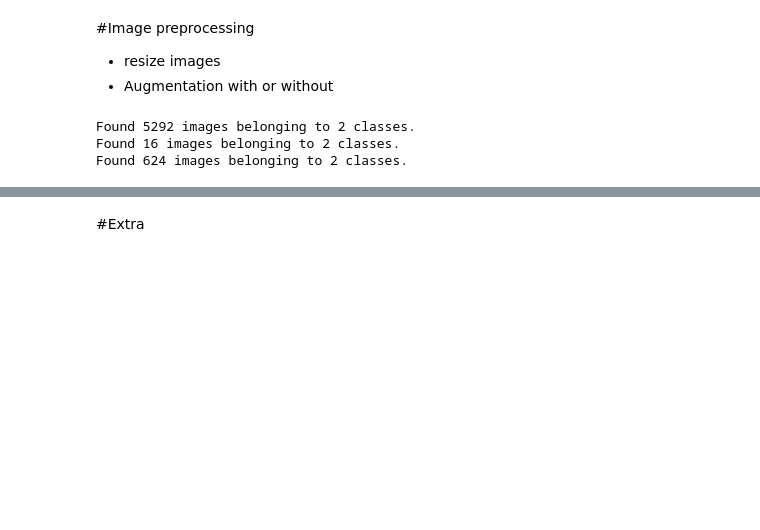
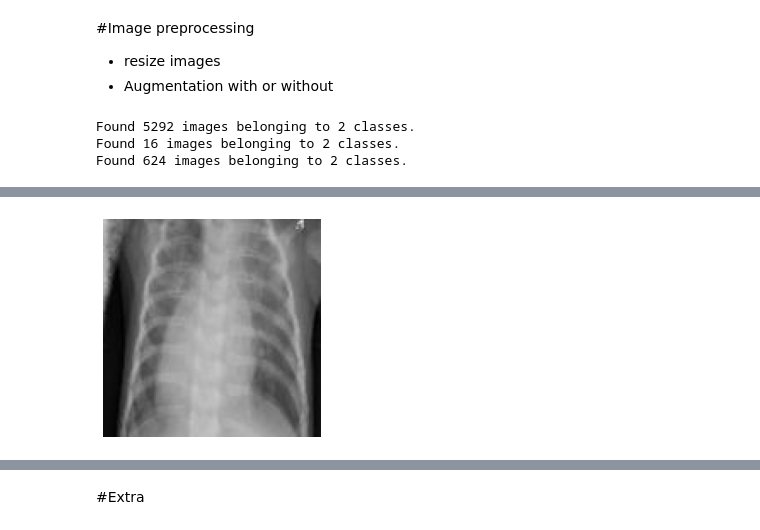
Before and after one commit to katehee/pneumonia-detection-in-X-ray-images, a Jupyter notebook: pneumonia.ipynb, the cells around one changed output, grey strips where cells are left out. Cells and saved outputs as stored; diff of their text form; code cells hidden in the pictures; blank space fills up the shorter version.

```diff
--- a/pneumonia.ipynb
+++ b/pneumonia.ipynb
@@ -316,0 +315,9 @@ for p_file in tqdm(p_files[:1]):
+# %%
+sampleimg = cv2.imread('augmented_pneumonia/P_10_3867.jpg')
+
+plt.imshow(sampleimg, cmap='gray', vmin=0, vmax=255)
+# plt.title(f'Average {label.lower()} image')
+plt.axis('off')
+plt.show()
+# %% [output]
+[figure, added]
```
Also changed, not shown: parts of 8 cells of this notebook.
